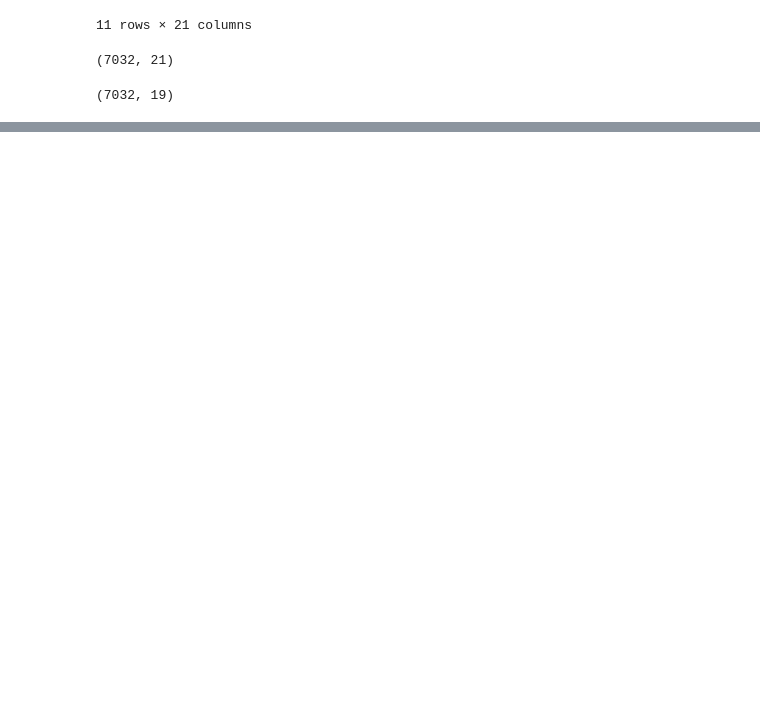
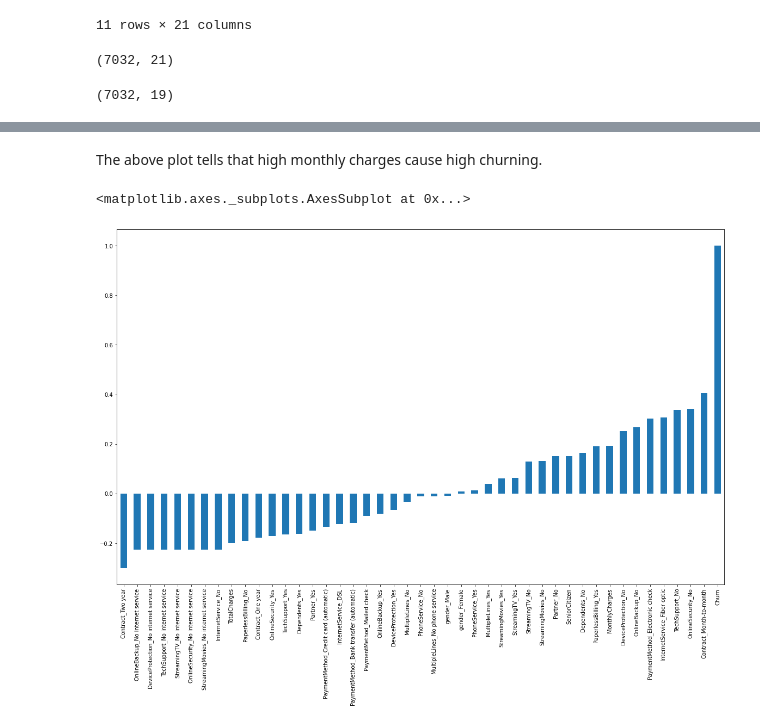
Before and after one commit to 1ntromann/Project, a Jupyter notebook: Data_analysis.ipynb, the cells around one changed output, grey strips where cells are left out. Cells and saved outputs as stored; diff of their text form; code cells hidden in the pictures; blank space fills up the shorter version.

```diff
--- a/Data_analysis.ipynb
+++ b/Data_analysis.ipynb
@@ -163,0 +214,8 @@ churn_dfnew.shape
+# %% [markdown]
+The above plot tells that high monthly charges cause high churning.
+# %%
+plt.figure(figsize=(20,12))
+churn_dfdummy.corr()['Churn'].sort_values().plot(kind='bar')
+# %% [output]
+<matplotlib.axes._subplots.AxesSubplot at 0x...>
+[figure, added]
```
Also changed, not shown: parts of 10 cells of this notebook.
